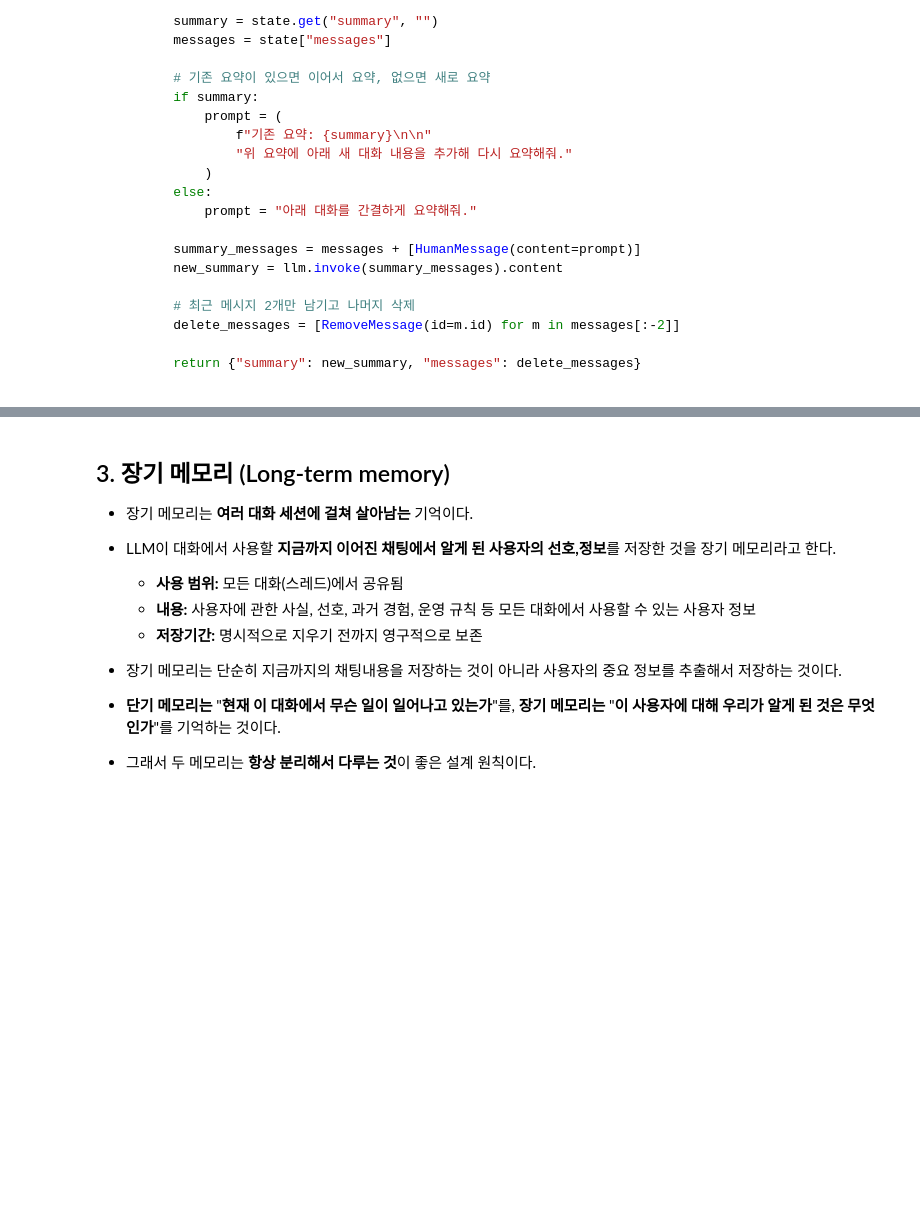
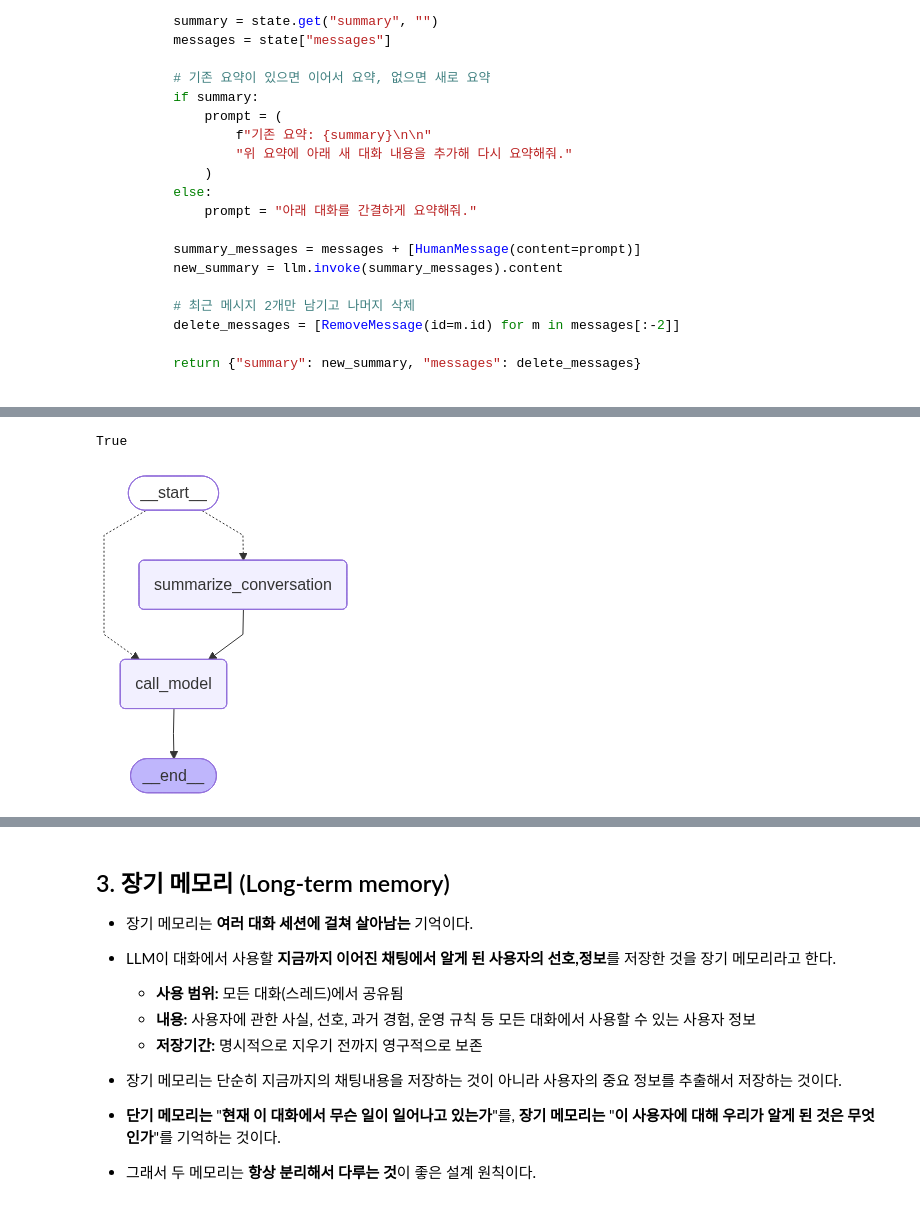
Before and after one commit to leeyonghyok/SKN31, a Jupyter notebook: 10_AI_Agent/13_Agent_langgraph_2.ipynb, the cells around one changed output, grey strips where cells are left out. Drawn from its saved outputs; the diff is of its cells as text; code cells hidden in the pictures; blank space fills up the shorter version.

```diff
--- a/10_AI_Agent/13_Agent_langgraph_2.ipynb
+++ b/10_AI_Agent/13_Agent_langgraph_2.ipynb
@@ -213,0 +476,17 @@ def delete_messages(state):
+# %%
+################################################
+# 단기메모리의 메세지가 일정개수가 넘어가면 요약한다.
+# "요약한것 + 최신대화 + 질문" 를 LLM에게 요청
+################################################
+from langchain_core.messages import HumanMessage, RemoveMessage
+from langchain_openai import ChatOpenAI
+from langgraph.graph import StateGraph, START, END
+from langgraph.checkpoint.sqlite import SqliteSaver
+from langgraph.graph.message import add_messages, MessagesState
+from typing import Annotated
+import sqlite3
+from dotenv import load_dotenv
+
+load_dotenv()
+# %% [output]
+True
@@ -213,0 +545,32 @@ def delete_messages(state):
+# %%
+# 그래프 구성
+workflow = StateGraph(State)
+workflow.add_node("call_model", call_model)
+workflow.add_node("summarize_conversation", summarize_conversation)
+
+# 엣지
+workflow.add_conditional_edges(
+    START, # 출발지
+    router,
+    ["call_model", "summarize_conversation"] # router반환 식별값과 노드 이름이 같으면 list로 설정.
+)
+workflow.add_edge("summarize_conversation", "call_model")
+workflow.add_edge("call_model", END)
+
+# checkpointer 생성
+conn = sqlite3.connect(
+    "checkpointer.db", # 데이터베이스 파일경로
+    check_same_thread=False,
+    isolation_level=None
+)# DB연결
+checkpointer = SqliteSaver(conn)
+graph = workflow.compile(checkpointer=checkpointer)
+# %%
+from IPython.display import Image, display
+display(
+    Image(
+        graph.get_graph().draw_mermaid_png()
+    )
+)
+# %% [output]
+[figure, added]
```
Also changed, not shown: parts of 33 cells of this notebook, 22 other files.
